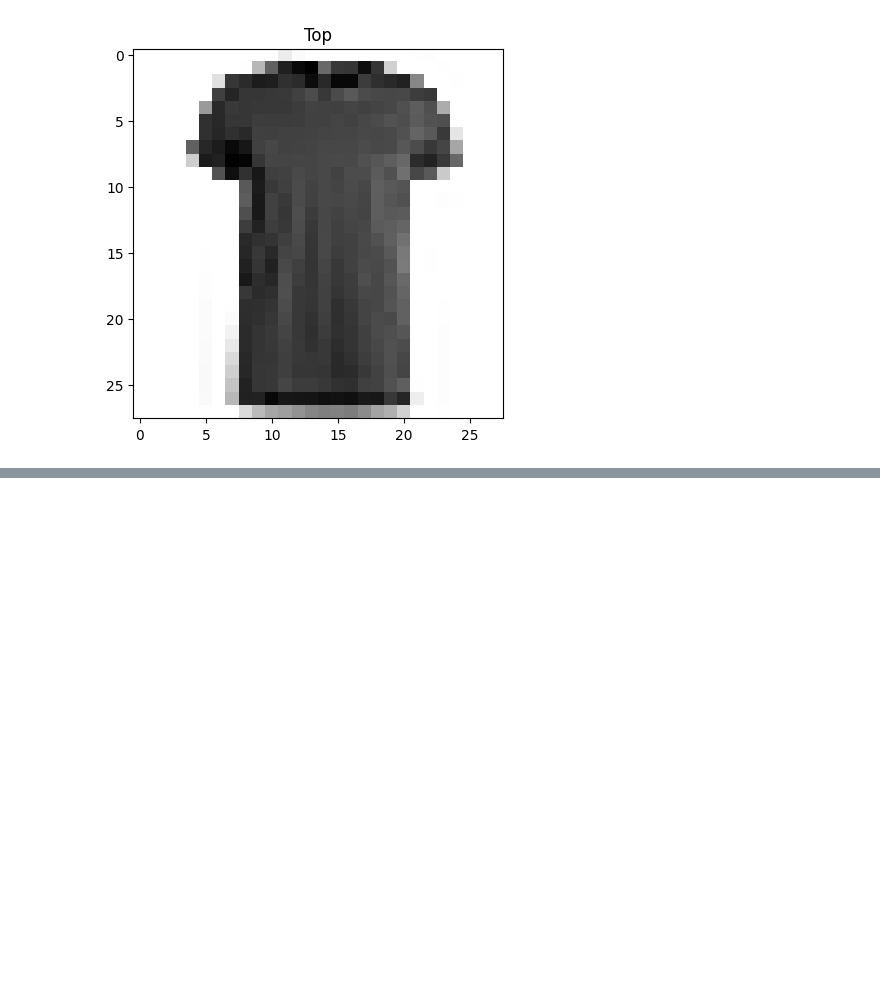
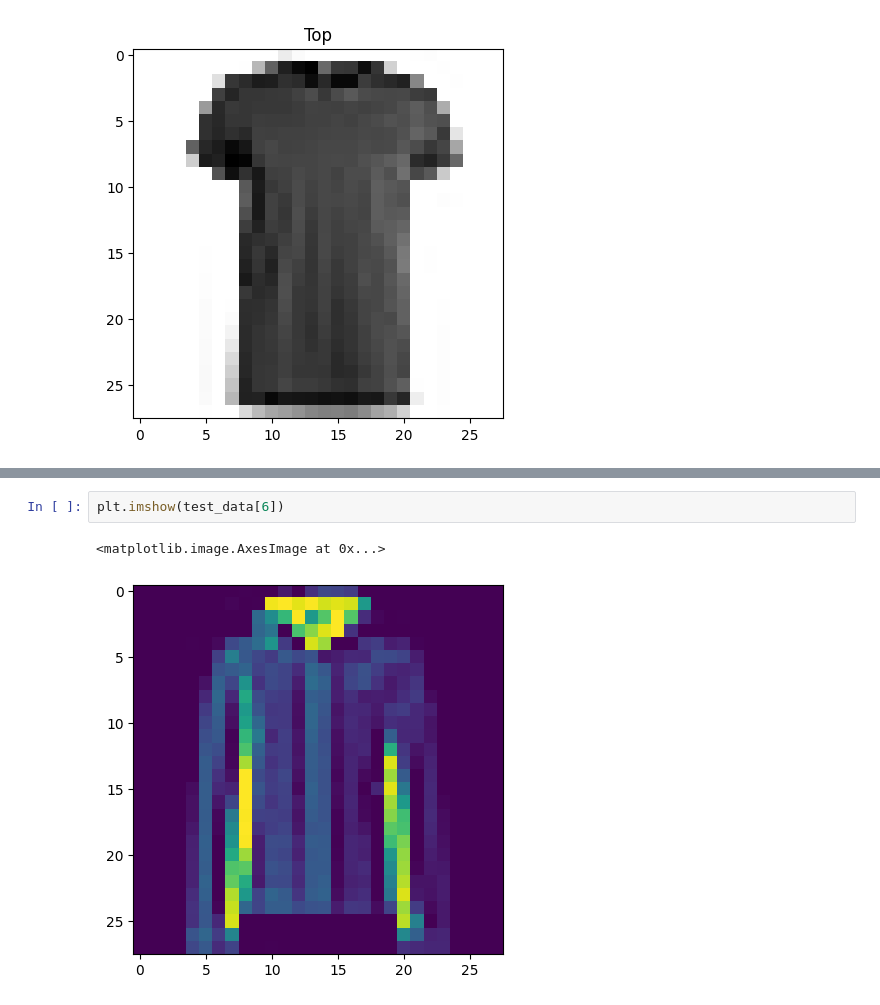
Before and after one commit to jescalada/Tensorflow-colabs, a Jupyter notebook: multiclass_classification.ipynb, the cells around one changed output, grey strips where cells are left out. Cells and saved outputs as stored; diff of their text form; blank space fills up the shorter version.

```diff
--- a/multiclass_classification.ipynb
+++ b/multiclass_classification.ipynb
@@ -63,0 +197,5 @@ Text(0.5, 1.0, 'Top')
+# %%
+plt.imshow(test_data[6])
+# %% [output]
+<matplotlib.image.AxesImage at 0x...>
+[figure, added]
```
Also changed, not shown: parts of 17 cells of this notebook.
